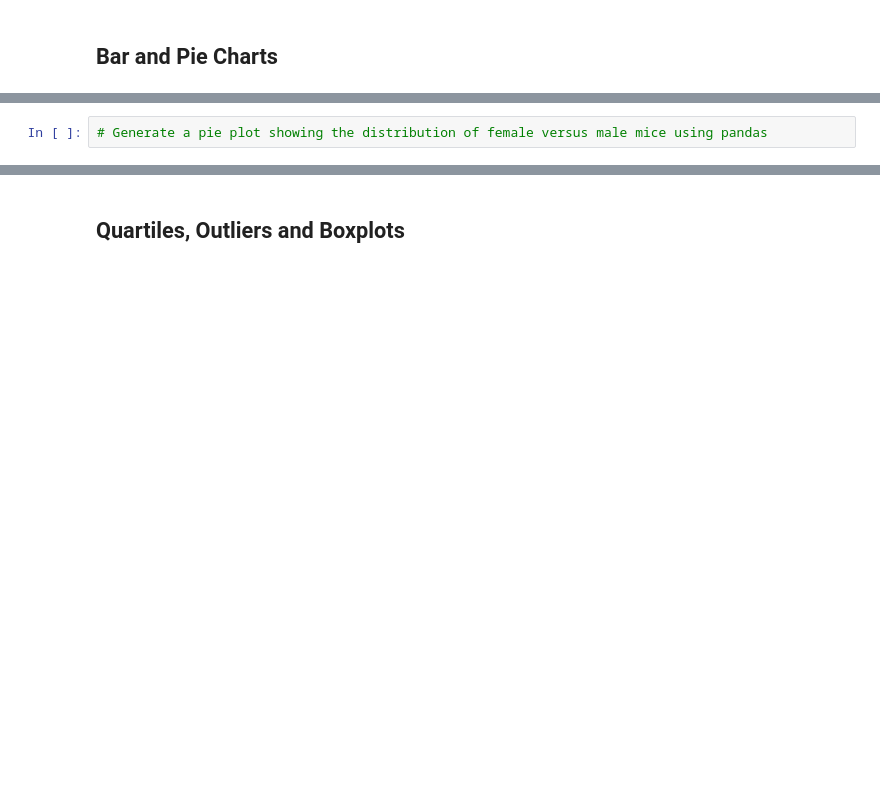
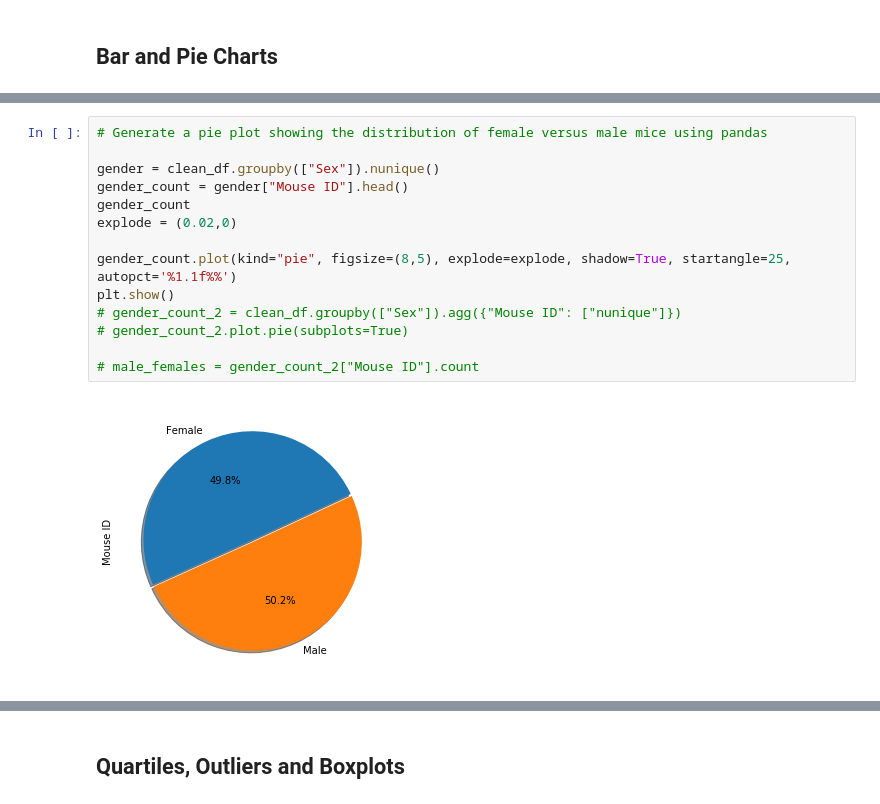
Before and after one commit to asmvm/Matplotlib_Challenge, a Jupyter notebook: Pymaceuticals/pymaceuticals_starter.ipynb, the cells around one changed output, grey strips where cells are left out. Cells and saved outputs as stored; diff of their text form; blank space fills up the shorter version.

```diff
--- a/Pymaceuticals/pymaceuticals_starter.ipynb
+++ b/Pymaceuticals/pymaceuticals_starter.ipynb
@@ -132,4 +182,18 @@ regimen["Tumor Volume (mm3)"].describe()
-# %%
-# Generate a pie plot showing the distribution of female versus male mice using pandas
+# %%
+# Generate a pie plot showing the distribution of female versus male mice using pandas
+
+gender = clean_df.groupby(["Sex"]).nunique()
+gender_count = gender["Mouse ID"].head()
+gender_count
+explode = (0.02,0)
+
+gender_count.plot(kind="pie", figsize=(8,5), explode=explode, shadow=True, startangle=25, autopct='%1.1f%%')
+plt.show()
+# gender_count_2 = clean_df.groupby(["Sex"]).agg({"Mouse ID": ["nunique"]})
+# gender_count_2.plot.pie(subplots=True)
+
+# male_females = gender_count_2["Mouse ID"].count
+# %% [output]
+[figure, added]
 # %%
 # Generate a pie plot showing the distribution of female versus male mice using pyplot
```
Also changed, not shown: parts of 9 cells of this notebook.
